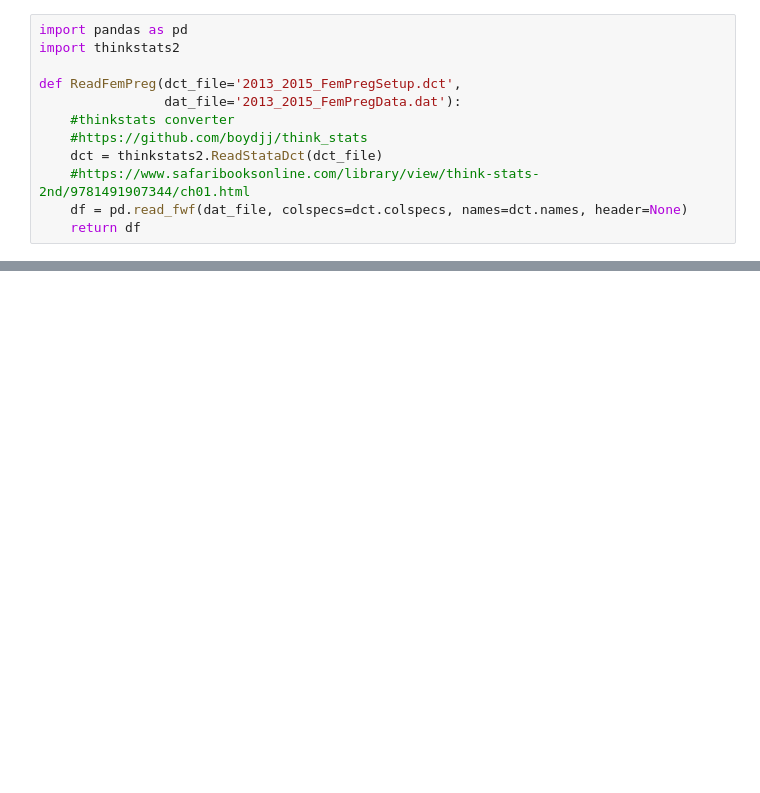
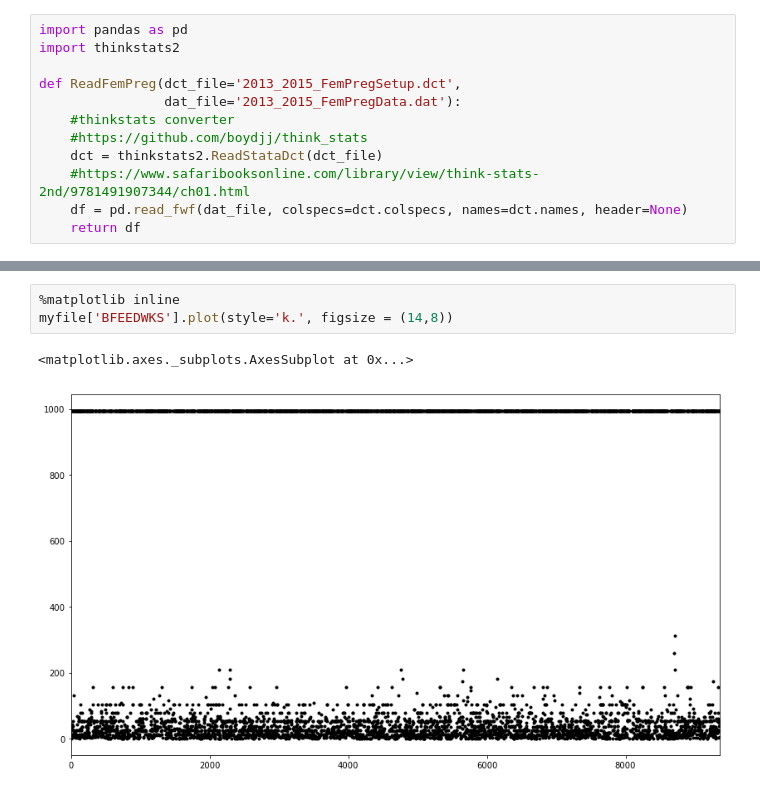
Before and after one commit to imLissy/machine-learning, a Jupyter notebook: projects/capstone/capstone.ipynb, the cells around one changed output, grey strips where cells are left out. Drawn from its saved outputs; the diff is of its cells as text; blank space fills up the shorter version.

```diff
--- a/projects/capstone/capstone.ipynb
+++ b/projects/capstone/capstone.ipynb
@@ -167,0 +172,6 @@ NBRNLV_S   %1f  "# of babies born alive from this preg (based on CCSD)"
+# %%
+%matplotlib inline
+myfile['BFEEDWKS'].plot(style='k.', figsize = (14,8))
+# %% [output]
+<matplotlib.axes._subplots.AxesSubplot at 0x...>
+[figure, added]
```
Also changed, not shown: parts of 5 cells of this notebook, 1 other file.
